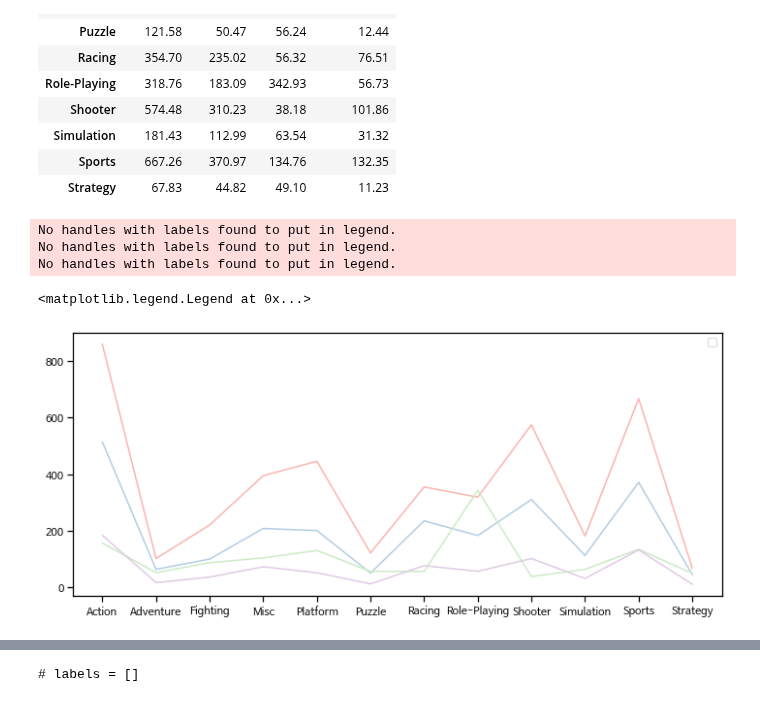
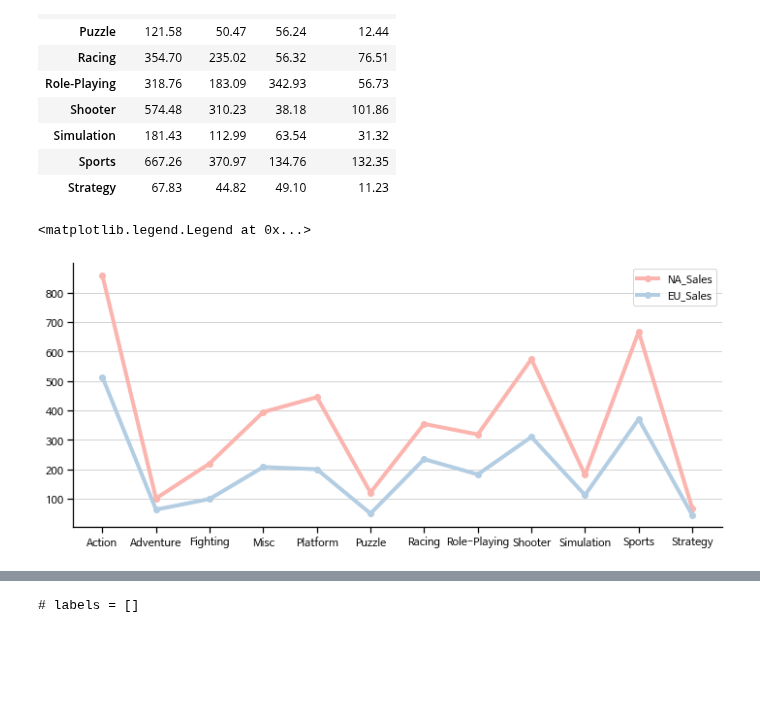
Before and after one commit to ljs7463/AnalysisProject, a Jupyter notebook: Gameanalysis.ipynb, the cells around one changed output, grey strips where cells are left out. Cells and saved outputs as stored; diff of their text form; code cells hidden in the pictures; blank space fills up the shorter version.

Commit message:
plot

```diff
--- a/Gameanalysis.ipynb
+++ b/Gameanalysis.ipynb
@@ -689,16 +704,20 @@ dataset.groupby('Genre')[['NA_Sales','EU_Sales','JP_Sales','Other_Sales']].sum()
 # %%
 sns.set_context('notebook')
 fig, ax= plt.subplots(figsize = (12, 5))
 
-ax.plot(dataset.groupby('Genre')[['NA_Sales','EU_Sales','JP_Sales','Other_Sales']].sum())
+region = ['NA_Sales', 'EU_Sales']
+
+for i in region:
+  ax.plot(dataset.groupby('Genre')[i].sum(),'o-',label = i,lw = 4)
+
+ax.grid(axis="y", c="lightgray")
+ax.spines[[ "top", "right"]].set_visible(False)
+
 
 ax = plt.gca()
 handles, labels = ax.get_legend_handles_labels()
-ax.legend(handles=handles, labels=['NA_Sales','EU_Sales','JP_Sales','Other_Sales'])
+ax.legend(handles=handles, labels=['NA_Sales','EU_Sales'])
 plt.legend()
 # %% [output]
-No handles with labels found to put in legend.
-No handles with labels found to put in legend.
-No handles with labels found to put in legend.
+<matplotlib.legend.Legend at 0x...>
-<matplotlib.legend.Legend at 0x...>
-[figure, old version]
+[figure, new version]
```
Also changed, not shown: parts of 3 cells of this notebook.
